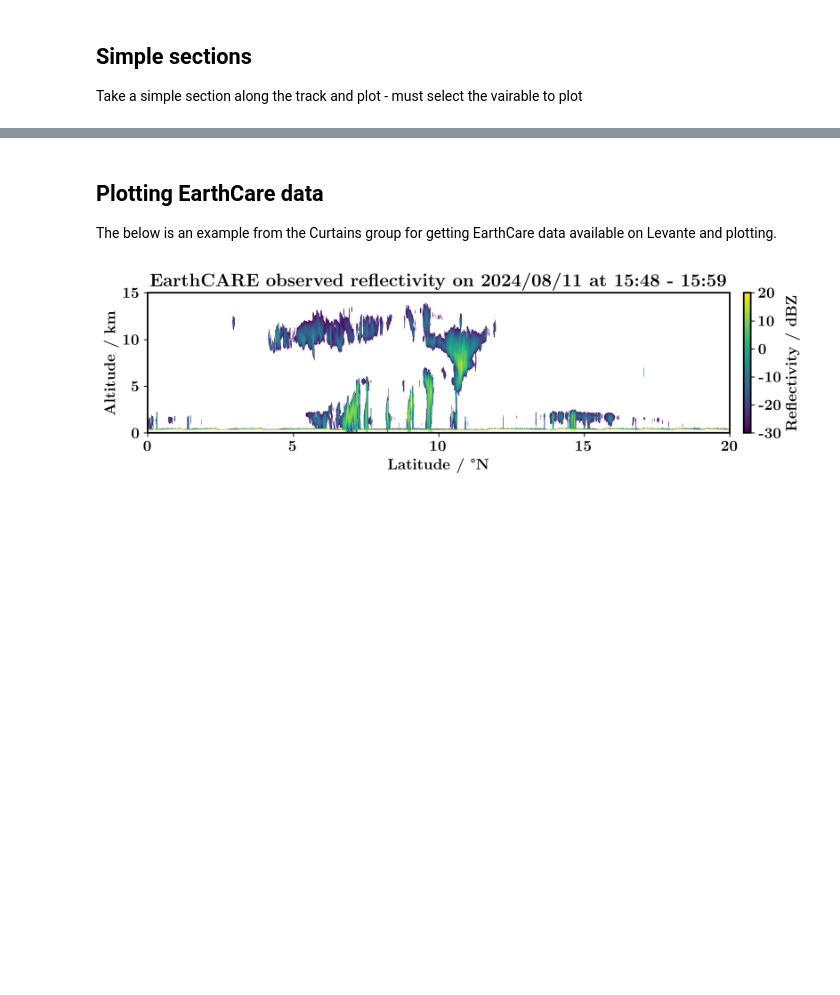
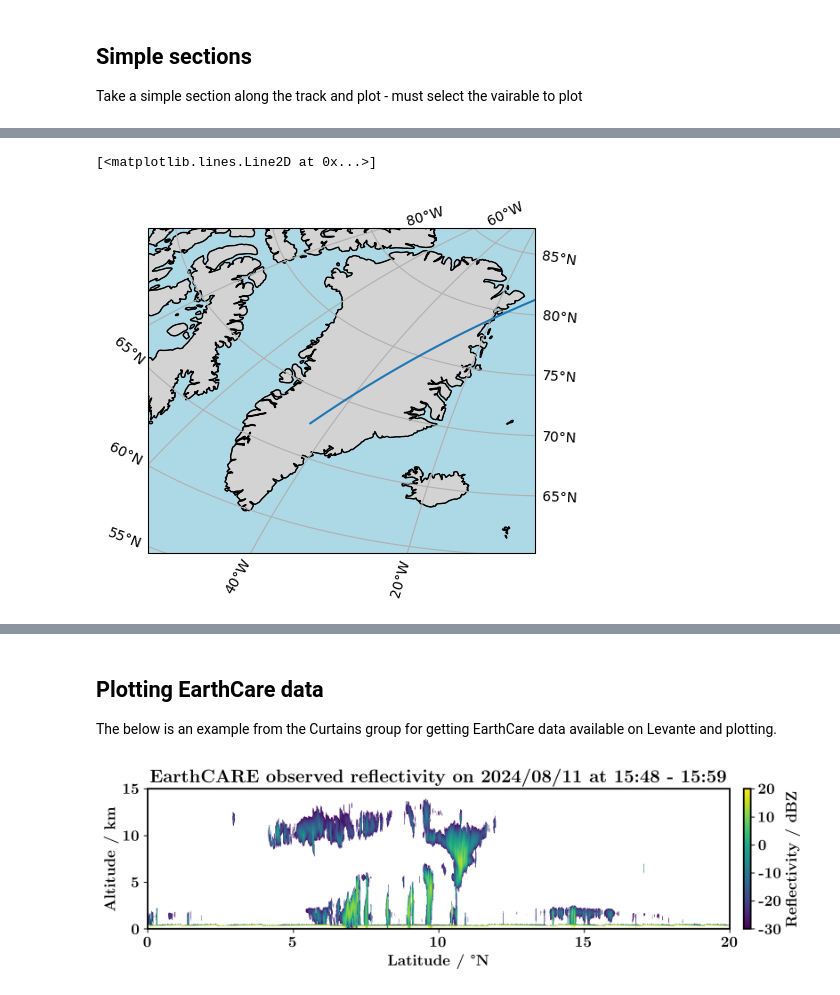
Before and after one commit to hauke-schmidt/hk25-teams-hs, a Jupyter notebook: hk25-IceSheet/satellite.ipynb, the cells around one changed output, grey strips where cells are left out. Drawn from its saved outputs; the diff is of its cells as text; code cells hidden in the pictures; blank space fills up the shorter version.

```diff
--- a/hk25-IceSheet/satellite.ipynb
+++ b/hk25-IceSheet/satellite.ipynb
@@ -318,0 +370,17 @@ def
+# %%
+crs=ccrs.AzimuthalEquidistant()
+fig,ax=plt.subplots(figsize=(5,5),subplot_kw={'projection':crs})
+
+ax.set_extent([-60,-12,60,85],crs=ccrs.PlateCarree())
+
+ax.coastlines(linewidth=0.5)
+ax.add_feature(cfeature.COASTLINE)
+ax.add_feature(cfeature.BORDERS)
+ax.add_feature(cfeature.OCEAN,facecolor='lightblue')
+ax.add_feature(cfeature.LAND,facecolor='lightgray')
+ax.gridlines(draw_labels=True)
+
+ax.plot(ec_track_lon,ec_track_lat,transform=ccrs.PlateCarree())
+# %% [output]
+[<matplotlib.lines.Line2D at 0x...>]
+[figure, added]
```
Also changed, not shown: parts of 19 cells of this notebook.
